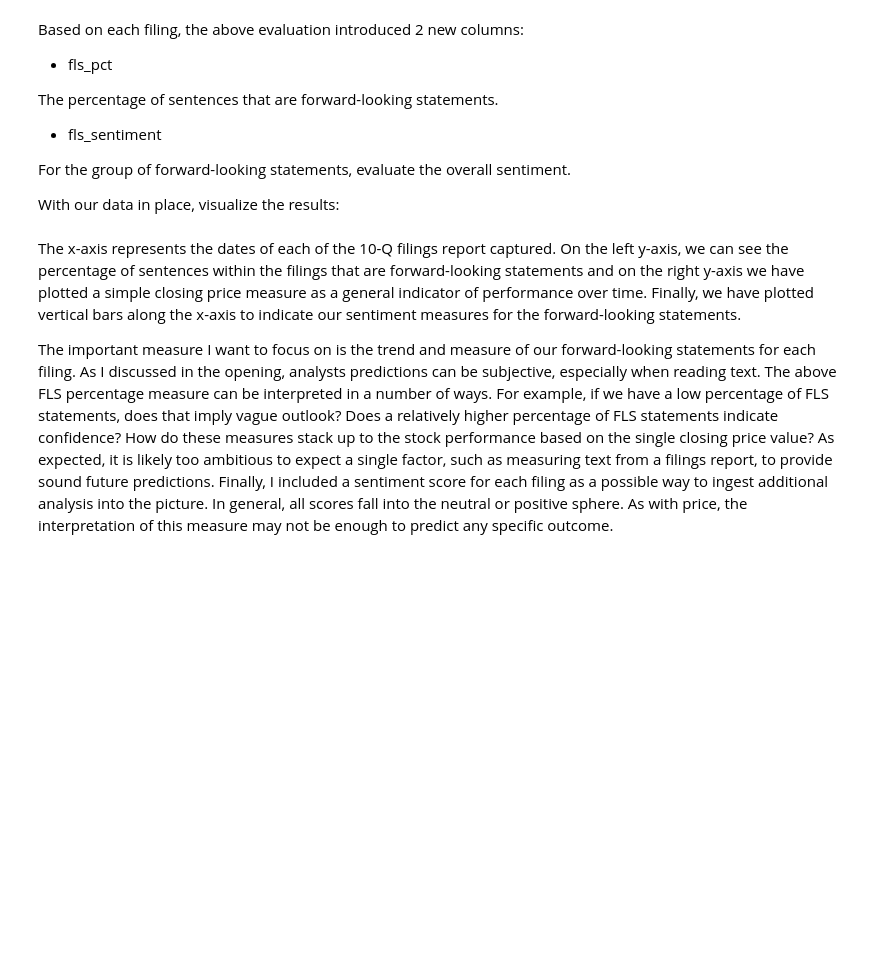
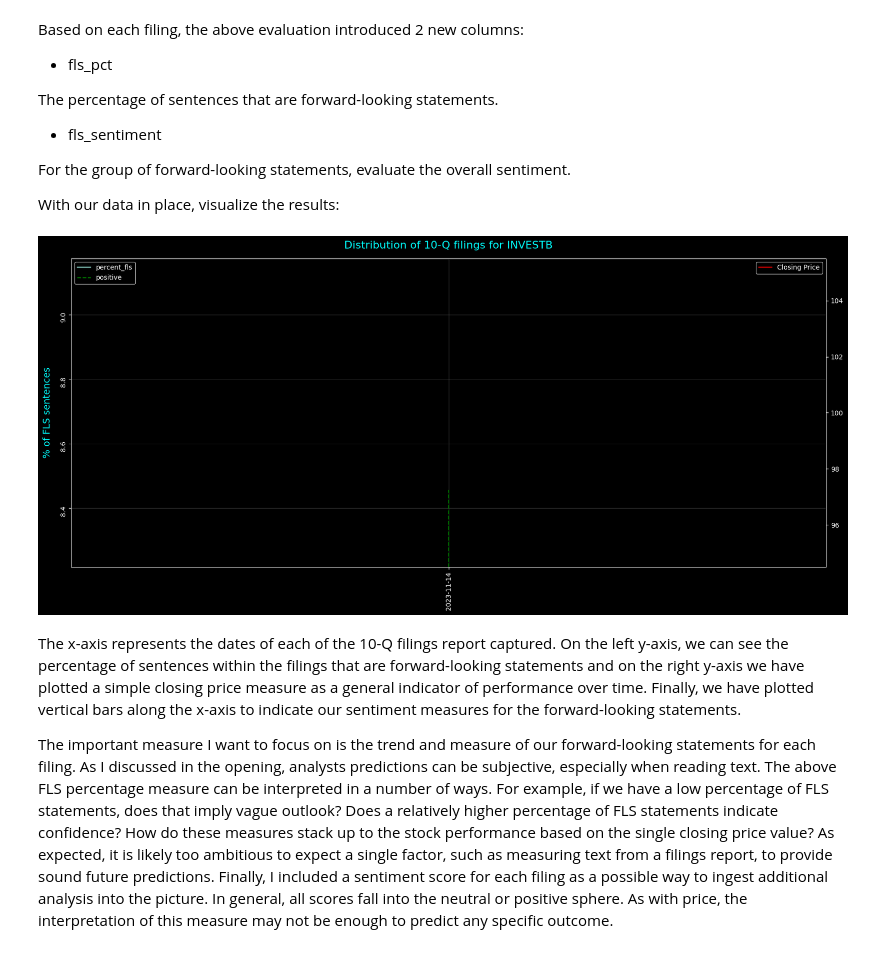
Before and after one commit to ranystephan/ML-Stock-News-Summarizer-Sentiment, a Jupyter notebook: Filings.ipynb, the cells around one changed output. Drawn from its saved outputs; the diff is of its cells as text; code cells hidden in the pictures; blank space fills up the shorter version.

```diff
--- a/Filings.ipynb
+++ b/Filings.ipynb
@@ -262,0 +260,34 @@ Government of Sharjah shareholding increased from
+# %%
+def identify_relevant_text(text):
+    # List of keywords that might indicate forward-looking statements
+    keywords = ['future', 'forecast', 'project', 'estimate', 'expect', 'anticipate']
+
+    # Tokenize the text into sentences
+    sentences = sent_tokenize(text)
+    relevant_sentences = []
+
+    for sentence in sentences:
+        if any(keyword in sentence.lower() for keyword in keywords):
+            relevant_sentences.append(sentence)
+
+    return ' '.join(relevant_sentences)
+# %%
+pdf_files = ['test.pdf']
+company_ticker = 'INVESTB'
+data = []
+
+for pdf_file in pdf_files:
+    text = extract_text_from_pdf(pdf_file)
+    relevant_text = identify_relevant_text(text)
+    print(relevant_text)
+    fls_pct, dominant_sentiment = evaluate(text)
+
+    # Placeholder values
+    stock_price = 100
+    report_date = '2023-11-14'
+
+    row_data = {'Ticker': company_ticker, 'Stock Price on Date':stock_price, 'Date': report_date, 'Sentiment': dominant_sentiment, 'StockPrice': stock_price, 'FLS_Percentage': fls_pct}
+
+    data.append(row_data)
+
+results = pd.DataFrame(data, columns=['Ticker', 'Date', 'Stock Price on Date', 'Sentiment', 'StockPrice', 'FLS_Percentage'])
@@ -349,12 +398,14 @@ Based on each filing, the above evaluation introduced 2 new columns:
 With our data in place, visualize the results:
 # %%
 # Visualize the results
-plot(results['FilingDate'],
-      f"Distribution of 10-Q filings for {organization}",
+plot(results['Date'],
+      f"Distribution of 10-Q filings for {company_ticker}",
       '% of FLS sentences',
-      results['close'],
-      percent_fls=results['fls_pct'],
-      _=sentiment_bars(results['fls_sentiment']))
+      results['Stock Price on Date'],
+      percent_fls=results['FLS_Percentage'],
+      _=sentiment_bars(results['Sentiment']))
+# %% [output]
+[figure, added]
 # %% [markdown]
 The x-axis represents the dates of each of the 10-Q filings report captured.  On the left y-axis, we can see the percentage of sentences within the filings that are forward-looking statements and on the right y-axis we have plotted a simple closing price measure as a general indicator of performance over time.  Finally, we have plotted vertical bars along the x-axis to indicate our sentiment measures for the forward-looking statements.
 
```
Also changed, not shown: parts of 8 cells of this notebook.
